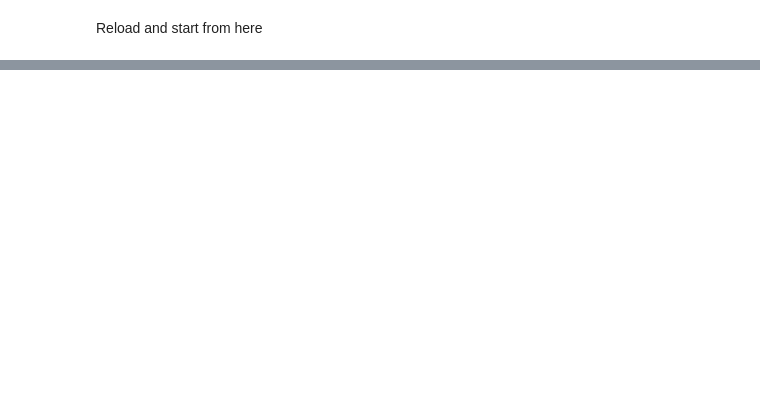
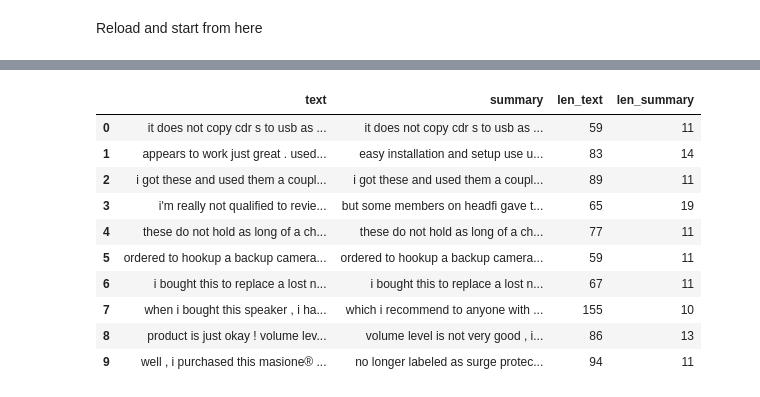
Before and after one commit to betty35/comment-summary-tests, a Jupyter notebook: Test dataframe-Copy1.ipynb, the cells around one changed output, grey strips where cells are left out. Drawn from its saved outputs; the diff is of its cells as text; code cells hidden in the pictures; blank space fills up the shorter version.

```diff
--- a/Test dataframe-Copy1.ipynb
+++ b/Test dataframe-Copy1.ipynb
@@ -194,0 +282,6 @@ df.to_csv('output/amazon/clean_PC1.csv',index=False)
+# %%
+df['text'] = df['text'].apply(lambda x: clean_text_again(x))
+df['summary'] = df['summary'].apply(lambda x: clean_text_again(x))
+# %%
+df['len_text'] = df['text'].apply(lambda x: len(x.split()))
+df['len_summary'] = df['summary'].apply(lambda x: len(x.split()))
@@ -194,0 +312,6 @@ df.to_csv('output/amazon/clean_PC1.csv',index=False)
+# %%
+df = df.loc[df.len_summary>=10]
+df = df.loc[df.len_text>=50]
+df = df.loc[df.len_summary<=20]
+df = df.loc[df.len_text<=200]
+df = df.reset_index(drop=True)
@@ -194,0 +321,18 @@ df.to_csv('output/amazon/clean_PC1.csv',index=False)
+# %%
+### replace all numbers to #
+df['text'] = df['text'].apply(lambda x: re.sub(r"\d+", "#", x))
+df['summary'] = df['summary'].apply(lambda x: re.sub(r"\d+", "#", x))
+# %%
+df[:10]
+# %% [output]
+|  | text | summary | len_text | len_summary |
+| 0 | it does not copy cdr s to usb as ... | it does not copy cdr s to usb as ... | 59 | 11 |
+| 1 | appears to work just great . used... | easy installation and setup use u... | 83 | 14 |
+| 2 | i got these and used them a coupl... | i got these and used them a coupl... | 89 | 11 |
+| 3 | i'm really not qualified to revie... | but some members on headfi gave t... | 65 | 19 |
+| 4 | these do not hold as long of a ch... | these do not hold as long of a ch... | 77 | 11 |
+| 5 | ordered to hookup a backup camera... | ordered to hookup a backup camera... | 59 | 11 |
+| 6 | i bought this to replace a lost n... | i bought this to replace a lost n... | 67 | 11 |
+| 7 | when i bought this speaker , i ha... | which i recommend to anyone with ... | 155 | 10 |
+| 8 | product is just okay ! volume lev... | volume level is not very good , i... | 86 | 13 |
+| 9 | well , i purchased this masione® ... | no longer labeled as surge protec... | 94 | 11 |
```
Also changed, not shown: parts of 27 cells of this notebook, 1 other file.
